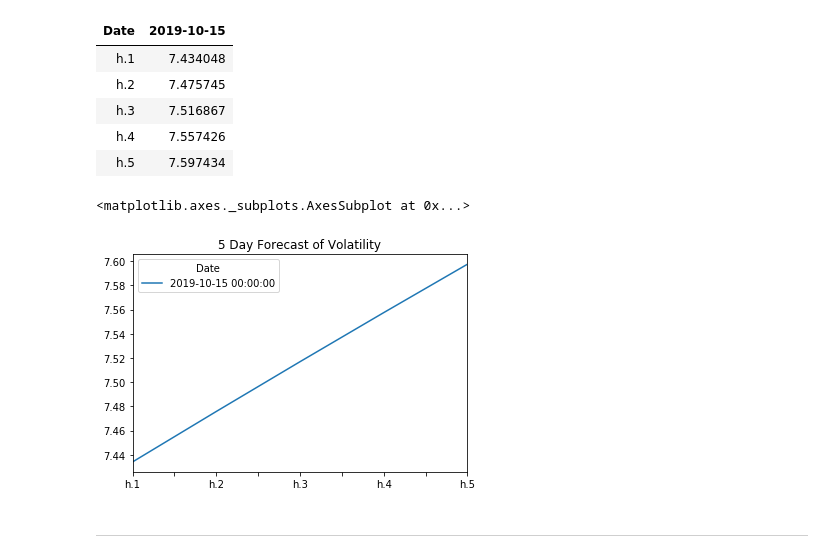
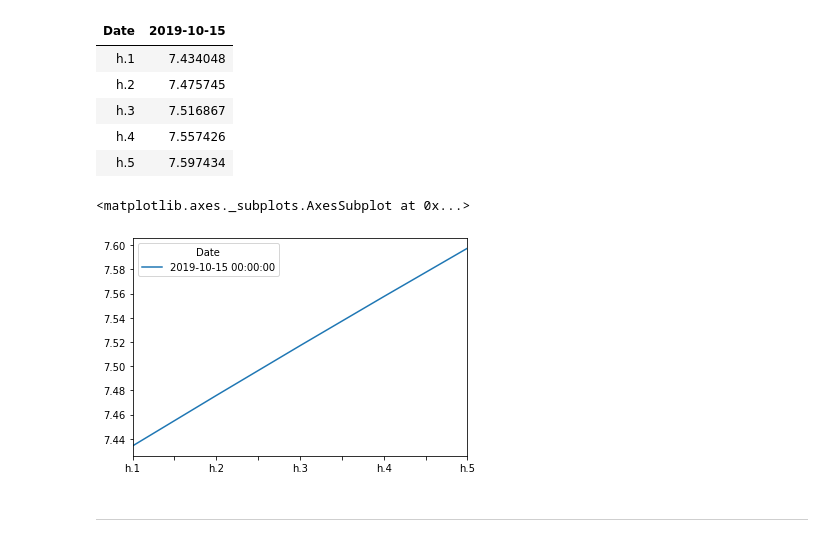
Before and after one commit to exposuretherapy/Time_Series_and_Regression, a Jupyter notebook: time_series_analysis.ipynb, the cells around one changed output. Saved outputs shown, nothing was run; the diff lists cells and outputs as text; code cells hidden in the pictures.

Commit message:
Finished time sereies analysis. Need to start up on the regression hw next.

```diff
--- a/time_series_analysis.ipynb
+++ b/time_series_analysis.ipynb
@@ -273,2 +268,7 @@ import arch as arch
+# %%
+# Estimate a GARCH model:
+model = arch_model(returns, mean='Zero', vol='GARCH', p=2, q=1)
+# Fit the model
+res = model.fit(disp='off')
 # %%
 # Summarize the model results
@@ -300,4 +300,5 @@ last_day
 # Create a 5 day forecast of volatility
 forecast_horizon = 5
 # Start the forecast using the last_day calculated above
-# YOUR CODE HERE!
+forecasts = res.forecast(start=last_day, horizon = forecast_horizon)
+forecasts
@@ -322,10 +325,10 @@ final.head()
 | h.5 | 7.597434 |
 # %%
 # Plot the final forecast
-# YOUR CODE HERE!
+final.plot()
 # %% [output]
 <matplotlib.axes._subplots.AxesSubplot at 0x...>
-[figure, old version]
+[figure, new version]
 # %% [markdown]
 ---
 # %% [markdown]
```
Also changed, not shown: parts of 6 cells of this notebook.
